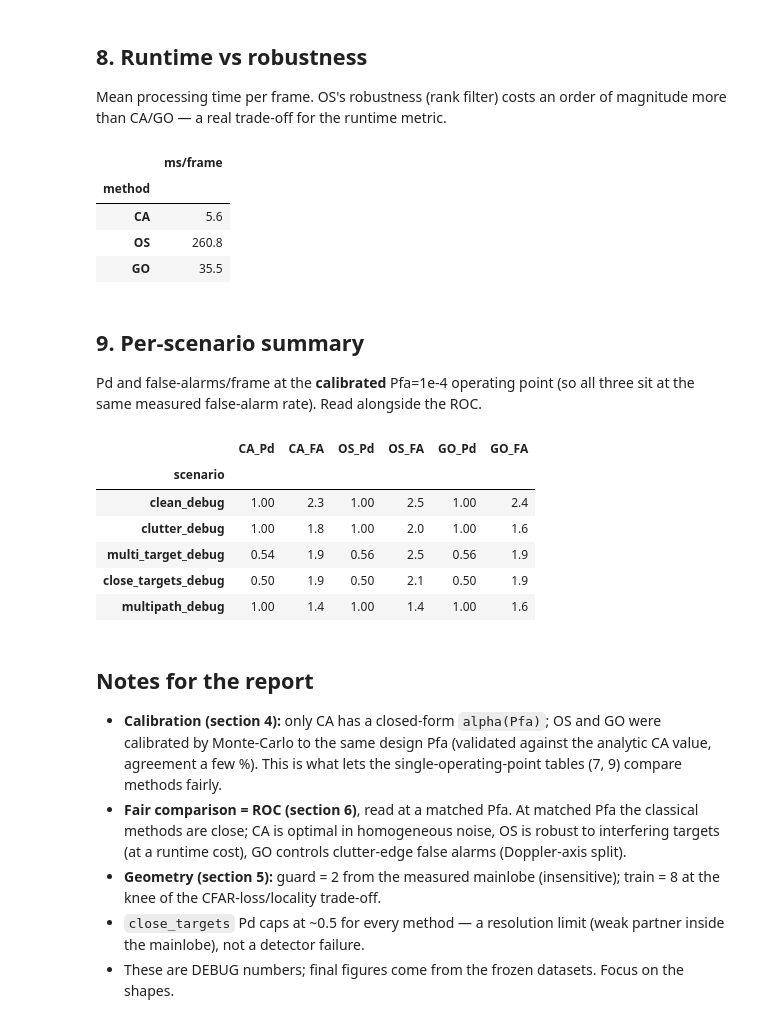
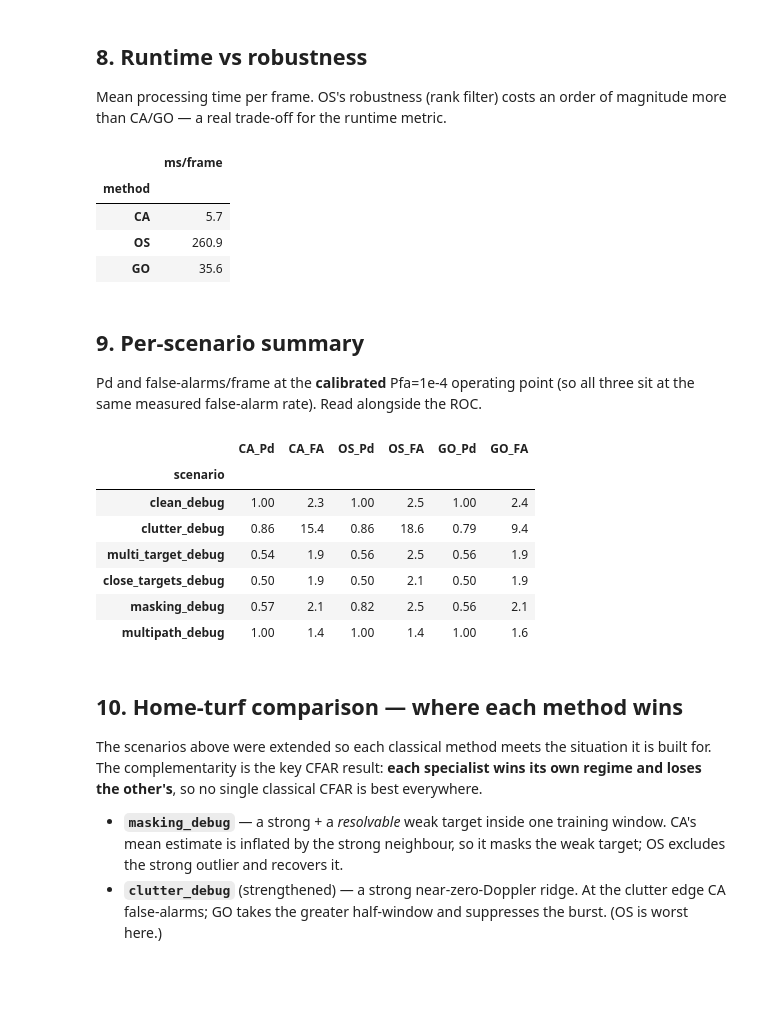
Before and after one commit to alijaafar232003/fmcw-radar-cfar-vs-dl, a Jupyter notebook: notebooks/cfar_comparison.ipynb, the cells around one changed output. Drawn from its saved outputs; the diff is of its cells as text; code cells hidden in the pictures; blank space fills up the shorter version.

```diff
--- a/notebooks/cfar_comparison.ipynb
+++ b/notebooks/cfar_comparison.ipynb
@@ -265,7 +265,10 @@ for k in KINDS:
 fig, ax = plt.subplots(1, 2, figsize=(14, 5), constrained_layout=True)
 for k in KINDS:
     d = roc[k].sort_values("pfa_per_cell")
-    ax[0].plot(d["pfa_per_cell"].clip(1e-6), d["pd"], color=COLORS[k], label=k, **STYLE[k])
+    # ROC (log x): drop zero-false-alarm points — Pfa=0 is unmeasurable on a log axis and
+    # would otherwise pile up as a vertical line at the clip floor. FROC (linear x) keeps all.
+    d_pos = d[d["pfa_per_cell"] > 0]
+    ax[0].plot(d_pos["pfa_per_cell"], d_pos["pd"], color=COLORS[k], label=k, **STYLE[k])
     ax[1].plot(d["fa_per_frame"], d["pd"], color=COLORS[k], label=k, **STYLE[k])
 ax[0].set_xscale("log"); ax[0].set_xlabel("Pfa per cell"); ax[0].set_ylabel("Pd"); ax[0].set_title("ROC (multi_target)")
 ax[0].legend(); ax[0].grid(alpha=.3); ax[0].set_ylim(0,1)
@@ -334,49 +337,48 @@ pd.DataFrame(rows).set_index("method")
 # %% [output]
 |  | ms/frame |
 | method |  |
-| CA | 5.6 |
-| OS | 260.8 |
-| GO | 35.5 |
+| CA | 5.7 |
+| OS | 260.9 |
+| GO | 35.6 |
 # %% [markdown]
 ## 9. Per-scenario summary
 
 Pd and false-alarms/frame at the **calibrated** Pfa=1e-4 operating point (so all three sit at the same measured false-alarm rate). Read alongside the ROC.
 # %%
 rows = []
-for ds in ["clean_debug","clutter_debug","multi_target_debug","close_targets_debug","multipath_debug"]:
+for ds in ["clean_debug","clutter_debug","multi_target_debug","close_targets_debug","masking_debug","multipath_debug"]:
     row = {"scenario": ds}
     for k in KINDS:
         cfg = CfarConfig(kind=k, guard=GUARD, train=TRAIN)
         alpha = CAL_ALPHA[1e-4][k]
         evs = []
         for fd in frames_of(ds):
             power, tru, _ = load_frame(fd)
             ratio, valid, _ = cfar_ratio_map(power, cfg)
             det = extract_detections(ratio, valid, alpha, nms_size=5)
             evs.append(evaluate_frame(det, tru, power.shape, MC, valid_mask=valid))
         a = aggregate(evs)
         row[f"{k}_Pd"] = round(a["pd"], 2); row[f"{k}_FA"] = round(a["fa_per_frame"], 1)
     rows.append(row)
 pd.DataFrame(rows).set_index("scenario")
 # %% [output]
 |  | CA_Pd | CA_FA | OS_Pd | OS_FA | GO_Pd | GO_FA |
 | scenario |  |  |  |  |  |  |
 | clean_debug | 1.00 | 2.3 | 1.00 | 2.5 | 1.00 | 2.4 |
-| clutter_debug | 1.00 | 1.8 | 1.00 | 2.0 | 1.00 | 1.6 |
+| clutter_debug | 0.86 | 15.4 | 0.86 | 18.6 | 0.79 | 9.4 |
 | multi_target_debug | 0.54 | 1.9 | 0.56 | 2.5 | 0.56 | 1.9 |
 | close_targets_debug | 0.50 | 1.9 | 0.50 | 2.1 | 0.50 | 1.9 |
+| masking_debug | 0.57 | 2.1 | 0.82 | 2.5 | 0.56 | 2.1 |
 | multipath_debug | 1.00 | 1.4 | 1.00 | 1.4 | 1.00 | 1.6 |
 # %% [markdown]
-## Notes for the report
+## 10. Home-turf comparison — where each method wins
 
-- **Calibration (section 4):** only CA has a closed-form `alpha(Pfa)`; OS and GO were calibrated
-  by Monte-Carlo to the same design Pfa (validated against the analytic CA value, agreement a
-  few %). This is what lets the single-operating-point tables (7, 9) compare methods fairly.
-- **Fair comparison = ROC (section 6)**, read at a matched Pfa. At matched Pfa the classical
-  methods are close; CA is optimal in homogeneous noise, OS is robust to interfering targets
-  (at a runtime cost), GO controls clutter-edge false alarms (Doppler-axis split).
-- **Geometry (section 5):** guard = 2 from the measured mainlobe (insensitive); train = 8 at the
-  knee of the CFAR-loss/locality trade-off.
-- `close_targets` Pd caps at ~0.5 for every method — a resolution limit (weak partner inside
-  the mainlobe), not a detector failure.
-- These are DEBUG numbers; final figures come from the frozen datasets. Focus on the shapes.
+The scenarios above were extended so each classical method meets the situation it is built for.
+The complementarity is the key CFAR result: **each specialist wins its own regime and loses the
+other's**, so no single classical CFAR is best everywhere.
+
+- **`masking_debug`** — a strong + a *resolvable* weak target inside one training window. CA's
+  mean estimate is inflated by the strong neighbour, so it masks the weak target; OS excludes
+  the strong outlier and recovers it.
+- **`clutter_debug`** (strengthened) — a strong near-zero-Doppler ridge. At the clutter edge CA
+  false-alarms; GO takes the greater half-window and suppresses the burst. (OS is worst here.)
```
Also changed, not shown: parts of 6 cells of this notebook, 4 other files.
